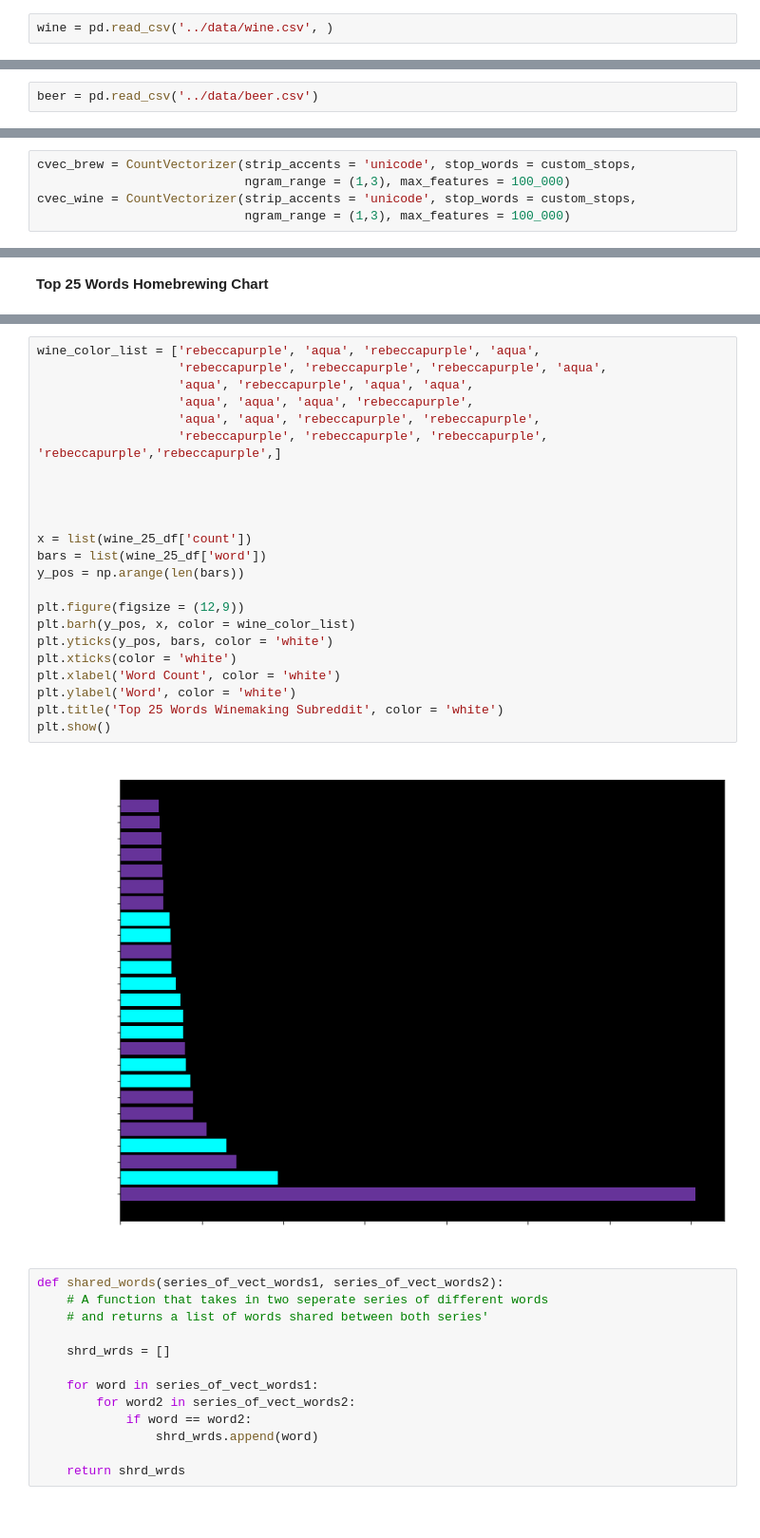
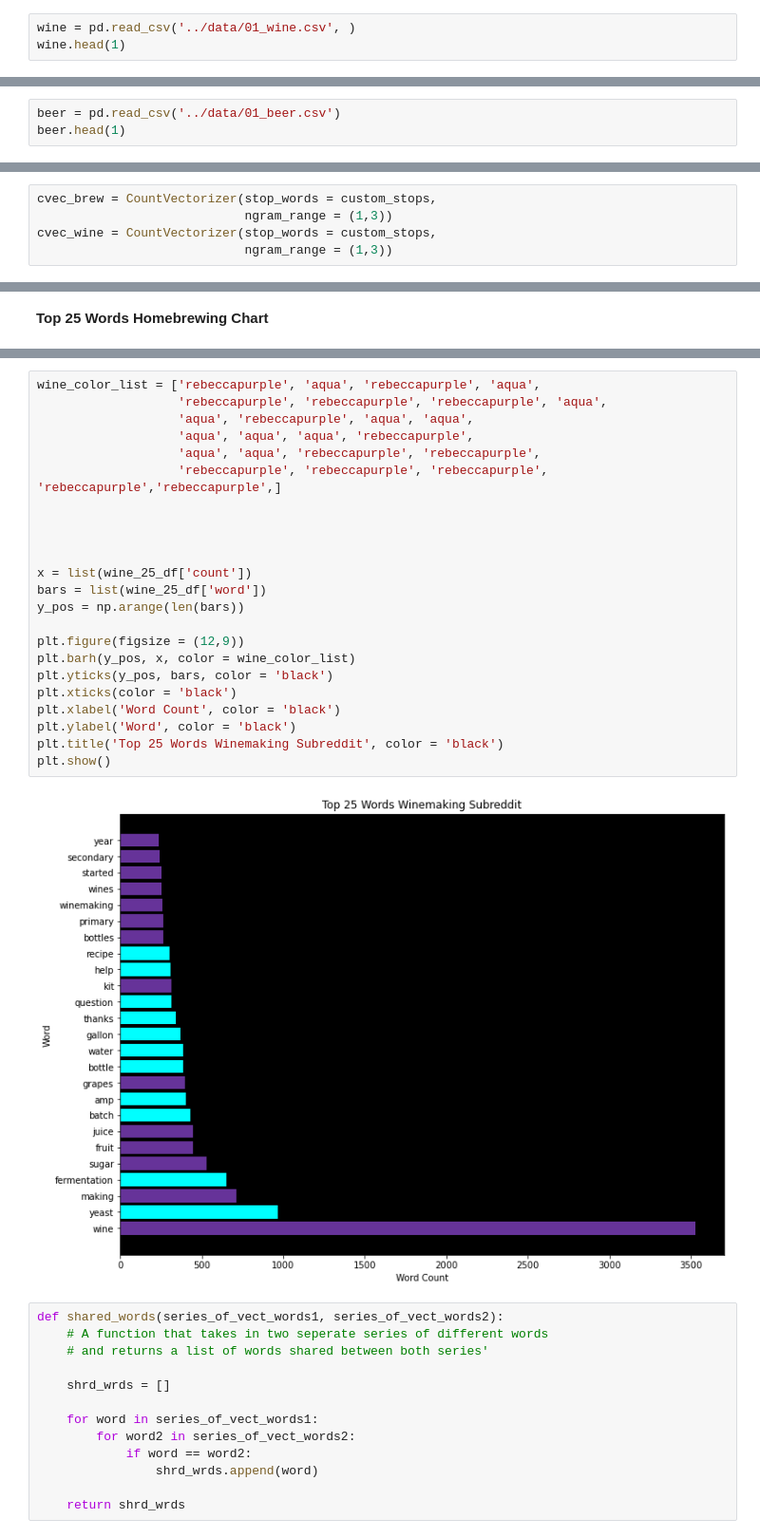
Before and after one commit to JamesRonsonOp/reddit_nlp_binary_classification, a Jupyter notebook: code/02_eda_preprocessing_main_file.ipynb, the cells around one changed output, grey strips where cells are left out. Shown at 95% size. Saved outputs shown, nothing was run; the diff lists cells and outputs as text.

```diff
--- a/code/02_eda_preprocessing_main_file.ipynb
+++ b/code/02_eda_preprocessing_main_file.ipynb
@@ -56,4 +68,5 @@ display(HTML("&lt;style>.container { width:98% !important; }&lt;/style>"))
 # %% [markdown]
 ### Read in Data
 # %%
-wine = pd.read_csv('../data/wine.csv', )
+wine = pd.read_csv('../data/01_wine.csv', )
+wine.head(1)
@@ -60,2 +76,3 @@ wine = pd.read_csv('../data/wine.csv', )
 # %%
-beer = pd.read_csv('../data/beer.csv')
+beer = pd.read_csv('../data/01_beer.csv')
+beer.head(1)
@@ -276,10 +269,10 @@ Instantiating 2 seperate Count Vectorizers. One for Homebrewing DF and one for w
 # %% [markdown]
 **Instantiating Count Vectorizer for Brew and Wine DF's**
 # %%
-cvec_brew = CountVectorizer(strip_accents = 'unicode', stop_words = custom_stops,
-                            ngram_range = (1,3), max_features = 100_000)
-cvec_wine = CountVectorizer(strip_accents = 'unicode', stop_words = custom_stops,
-                            ngram_range = (1,3), max_features = 100_000)
+cvec_brew = CountVectorizer(stop_words = custom_stops,
+                            ngram_range = (1,3))
+cvec_wine = CountVectorizer(stop_words = custom_stops,
+                            ngram_range = (1,3))
 # %% [markdown]
 **Fitting Brew and Wine Count Vectorizer**
 # %%
@@ -369,28 +364,28 @@ plt.show()
 # %%
 wine_color_list = ['rebeccapurple', 'aqua', 'rebeccapurple', 'aqua',
                    'rebeccapurple', 'rebeccapurple', 'rebeccapurple', 'aqua',
                    'aqua', 'rebeccapurple', 'aqua', 'aqua',
                    'aqua', 'aqua', 'aqua', 'rebeccapurple',
                    'aqua', 'aqua', 'rebeccapurple', 'rebeccapurple',
                    'rebeccapurple', 'rebeccapurple', 'rebeccapurple', 'rebeccapurple','rebeccapurple',]
 
 
 
 
 x = list(wine_25_df['count'])
 bars = list(wine_25_df['word'])
 y_pos = np.arange(len(bars))
 
 plt.figure(figsize = (12,9))
 plt.barh(y_pos, x, color = wine_color_list)
-plt.yticks(y_pos, bars, color = 'white')
-plt.xticks(color = 'white')
-plt.xlabel('Word Count', color = 'white')
-plt.ylabel('Word', color = 'white')
-plt.title('Top 25 Words Winemaking Subreddit', color = 'white')
+plt.yticks(y_pos, bars, color = 'black')
+plt.xticks(color = 'black')
+plt.xlabel('Word Count', color = 'black')
+plt.ylabel('Word', color = 'black')
+plt.title('Top 25 Words Winemaking Subreddit', color = 'black')
 plt.show()
 # %% [output]
-[figure, old version]
+[figure, new version]
 # %%
 def shared_words(series_of_vect_words1, series_of_vect_words2):
     # A function that takes in two seperate series of different words
```
Also changed, not shown: parts of 78 cells of this notebook, 46 other files.
